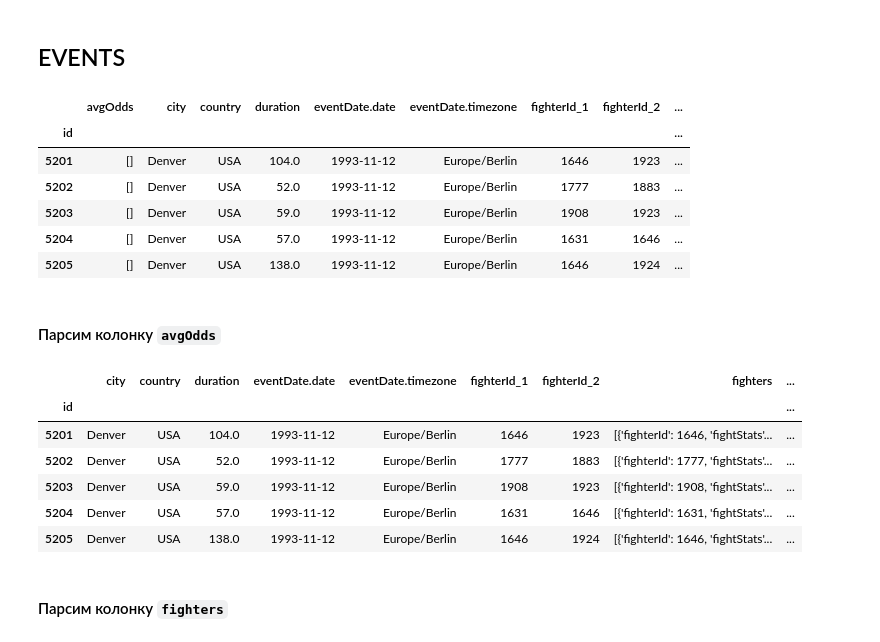
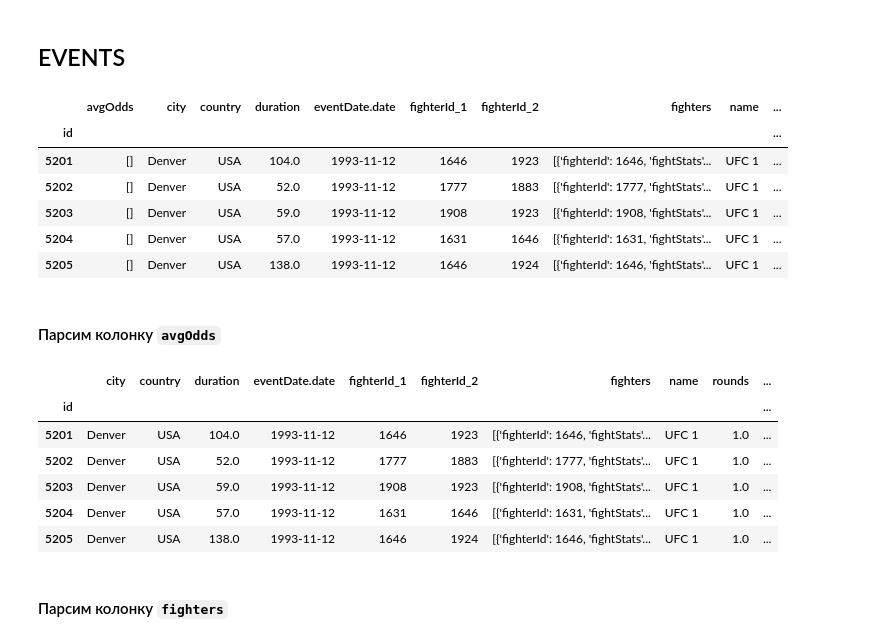
Before and after one commit to ramory-l/DeepOverfitting, a Jupyter notebook: DeepRetraining.ipynb, the cells around one changed output. Saved outputs shown, nothing was run; the diff lists cells and outputs as text; code cells hidden in the pictures.

```diff
--- a/DeepRetraining.ipynb
+++ b/DeepRetraining.ipynb
@@ -126,19 +196,22 @@ fighters_df[772:781]
 # %%
 events_df = pd.read_csv("data/0.events_raw.csv", index_col=0)
 events_df["eventDate.date"] = pd.to_datetime(events_df["eventDate.date"])
 events_df.set_index("id", inplace=True)
 events_df.drop(events_df[events_df["completed"] == False].index, inplace=True)
 events_df.drop(events_df[events_df["winnerId"].isna()].index, inplace=True)
-events_df.drop(columns=["completed", "eventDate.timezone_type", "link"], inplace=True)
+events_df.drop(
+    columns=["completed", "eventDate.timezone", "eventDate.timezone_type", "link"],
+    inplace=True,
+)
 events_df.head(5)
 # %% [output]
-|  | avgOdds | city | country | duration | eventDate.date | eventDate.timezone | fighterId_1 | fighterId_2 | ... |
-| id |  |  |  |  |  |  |  |  | ... |
-| 5201 | [] | Denver | USA | 104.0 | 1993-11-12 | Europe/Berlin | 1646 | 1923 | ... |
-| 5202 | [] | Denver | USA | 52.0 | 1993-11-12 | Europe/Berlin | 1777 | 1883 | ... |
-| 5203 | [] | Denver | USA | 59.0 | 1993-11-12 | Europe/Berlin | 1908 | 1923 | ... |
-| 5204 | [] | Denver | USA | 57.0 | 1993-11-12 | Europe/Berlin | 1631 | 1646 | ... |
-| 5205 | [] | Denver | USA | 138.0 | 1993-11-12 | Europe/Berlin | 1646 | 1924 | ... |
+|  | avgOdds | city | country | duration | eventDate.date | fighterId_1 | fighterId_2 | fighters | name | ... |
+| id |  |  |  |  |  |  |  |  |  | ... |
+| 5201 | [] | Denver | USA | 104.0 | 1993-11-12 | 1646 | 1923 | [{'fighterId': 1646, 'fightStats'... | UFC 1 | ... |
+| 5202 | [] | Denver | USA | 52.0 | 1993-11-12 | 1777 | 1883 | [{'fighterId': 1777, 'fightStats'... | UFC 1 | ... |
+| 5203 | [] | Denver | USA | 59.0 | 1993-11-12 | 1908 | 1923 | [{'fighterId': 1908, 'fightStats'... | UFC 1 | ... |
+| 5204 | [] | Denver | USA | 57.0 | 1993-11-12 | 1631 | 1646 | [{'fighterId': 1631, 'fightStats'... | UFC 1 | ... |
+| 5205 | [] | Denver | USA | 138.0 | 1993-11-12 | 1646 | 1924 | [{'fighterId': 1646, 'fightStats'... | UFC 1 | ... |
 # %% [markdown]
 #### Парсим колонку `avgOdds`
 # %%
@@ -157,19 +230,19 @@ def parse_odds(row: pd.Series) -> pd.Series:
     else:
         return pd.Series([f.get("value", np.nan) for f in reversed(avg_odds)])
 # %%
-events_df[["odds_f1", "odds_f2"]] = events_df[
+events_df[["f1_odds", "f2_odds"]] = events_df[
     ["avgOdds", "fighterId_1", "fighterId_2"]
 ].apply(lambda row: parse_odds(row), axis=1)
 events_df.drop(columns="avgOdds", inplace=True)
 events_df.head(5)
 # %% [output]
-|  | city | country | duration | eventDate.date | eventDate.timezone | fighterId_1 | fighterId_2 | fighters | ... |
-| id |  |  |  |  |  |  |  |  | ... |
-| 5201 | Denver | USA | 104.0 | 1993-11-12 | Europe/Berlin | 1646 | 1923 | [{'fighterId': 1646, 'fightStats'... | ... |
-| 5202 | Denver | USA | 52.0 | 1993-11-12 | Europe/Berlin | 1777 | 1883 | [{'fighterId': 1777, 'fightStats'... | ... |
-| 5203 | Denver | USA | 59.0 | 1993-11-12 | Europe/Berlin | 1908 | 1923 | [{'fighterId': 1908, 'fightStats'... | ... |
-| 5204 | Denver | USA | 57.0 | 1993-11-12 | Europe/Berlin | 1631 | 1646 | [{'fighterId': 1631, 'fightStats'... | ... |
-| 5205 | Denver | USA | 138.0 | 1993-11-12 | Europe/Berlin | 1646 | 1924 | [{'fighterId': 1646, 'fightStats'... | ... |
+|  | city | country | duration | eventDate.date | fighterId_1 | fighterId_2 | fighters | name | rounds | ... |
+| id |  |  |  |  |  |  |  |  |  | ... |
+| 5201 | Denver | USA | 104.0 | 1993-11-12 | 1646 | 1923 | [{'fighterId': 1646, 'fightStats'... | UFC 1 | 1.0 | ... |
+| 5202 | Denver | USA | 52.0 | 1993-11-12 | 1777 | 1883 | [{'fighterId': 1777, 'fightStats'... | UFC 1 | 1.0 | ... |
+| 5203 | Denver | USA | 59.0 | 1993-11-12 | 1908 | 1923 | [{'fighterId': 1908, 'fightStats'... | UFC 1 | 1.0 | ... |
+| 5204 | Denver | USA | 57.0 | 1993-11-12 | 1631 | 1646 | [{'fighterId': 1631, 'fightStats'... | UFC 1 | 1.0 | ... |
+| 5205 | Denver | USA | 138.0 | 1993-11-12 | 1646 | 1924 | [{'fighterId': 1646, 'fightStats'... | UFC 1 | 1.0 | ... |
 # %% [markdown]
 #### Парсим колонку `fighters`
 # %%
```
Also changed, not shown: parts of 21 cells of this notebook.
